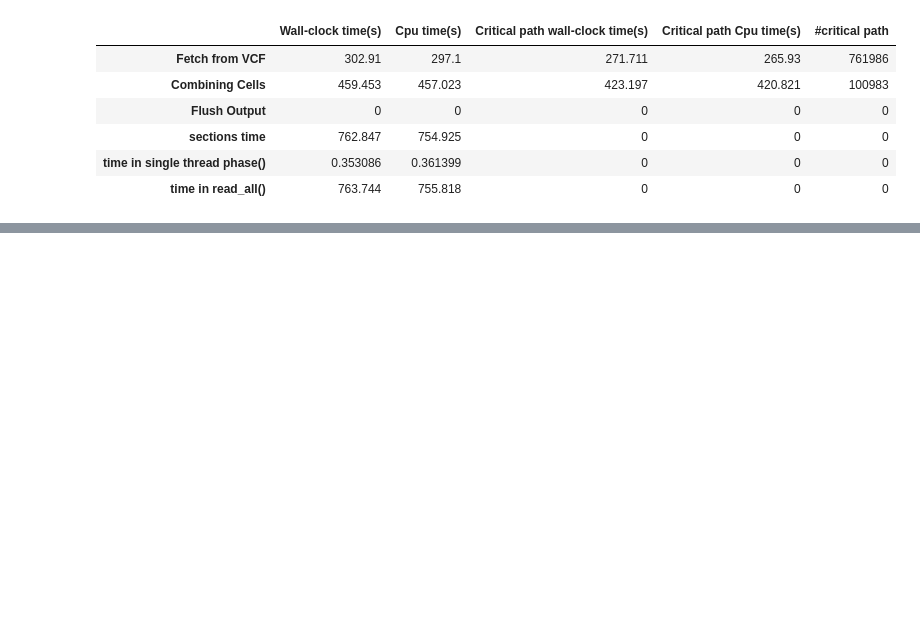
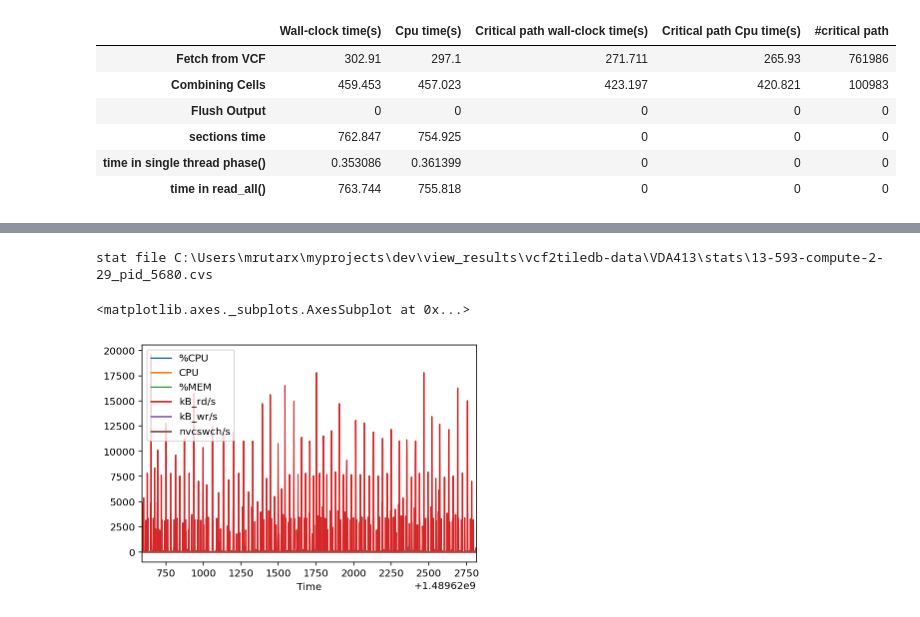
Before and after one commit to mingrutar/GenomicsLoaderConfigCreator, a Jupyter notebook: view_results/View Genomics Data Loading Results.ipynb, the cells around one changed output, grey strips where cells are left out. Drawn from its saved outputs; the diff is of its cells as text; code cells hidden in the pictures; blank space fills up the shorter version.

```diff
--- a/view_results/View Genomics Data Loading Results.ipynb
+++ b/view_results/View Genomics Data Loading Results.ipynb
@@ -112,0 +119,9 @@ proc_stat.plot()
+# %%
+fn = stat_files[0][0]
+print("stat file %s" % fn)
+proc_stat00 = pd.DataFrame.from_csv(fn)
+proc_stat00.plot()
+# %% [output]
+stat file C:\Users\mrutarx\myprojects\dev\view_results\vcf2tiledb-data\VDA413\stats\13-593-compute-2-29_pid_5680.cvs
+<matplotlib.axes._subplots.AxesSubplot at 0x...>
+[figure, added]
```
Also changed, not shown: parts of 8 cells of this notebook, 1 other file.
